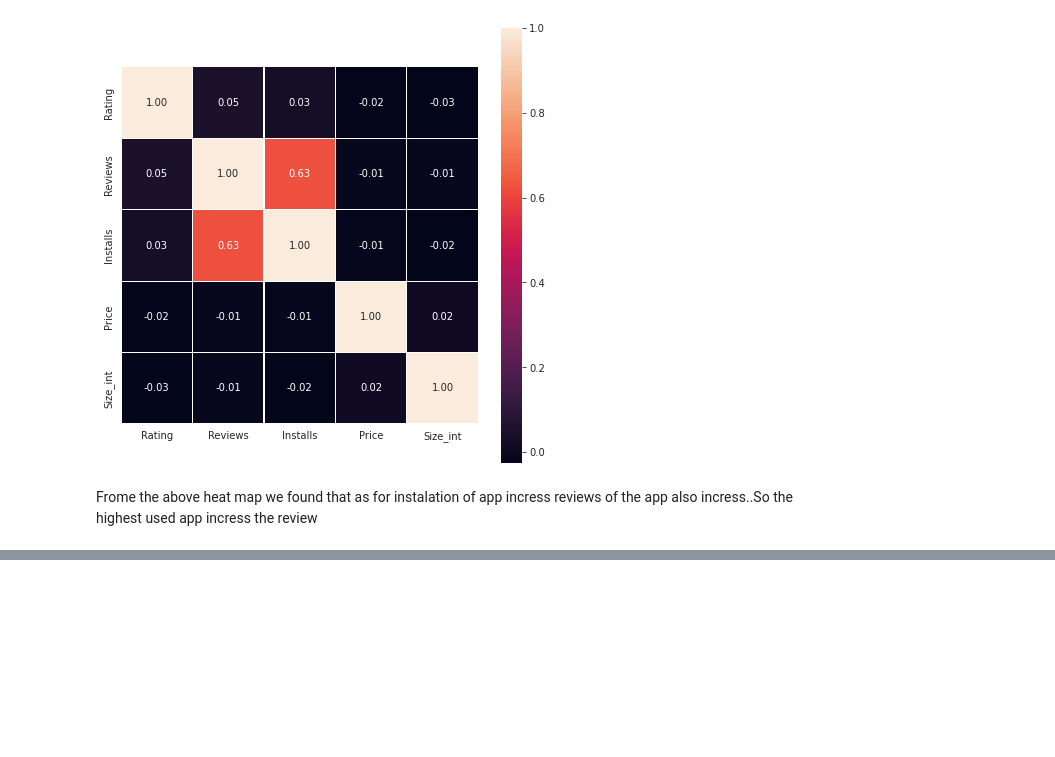
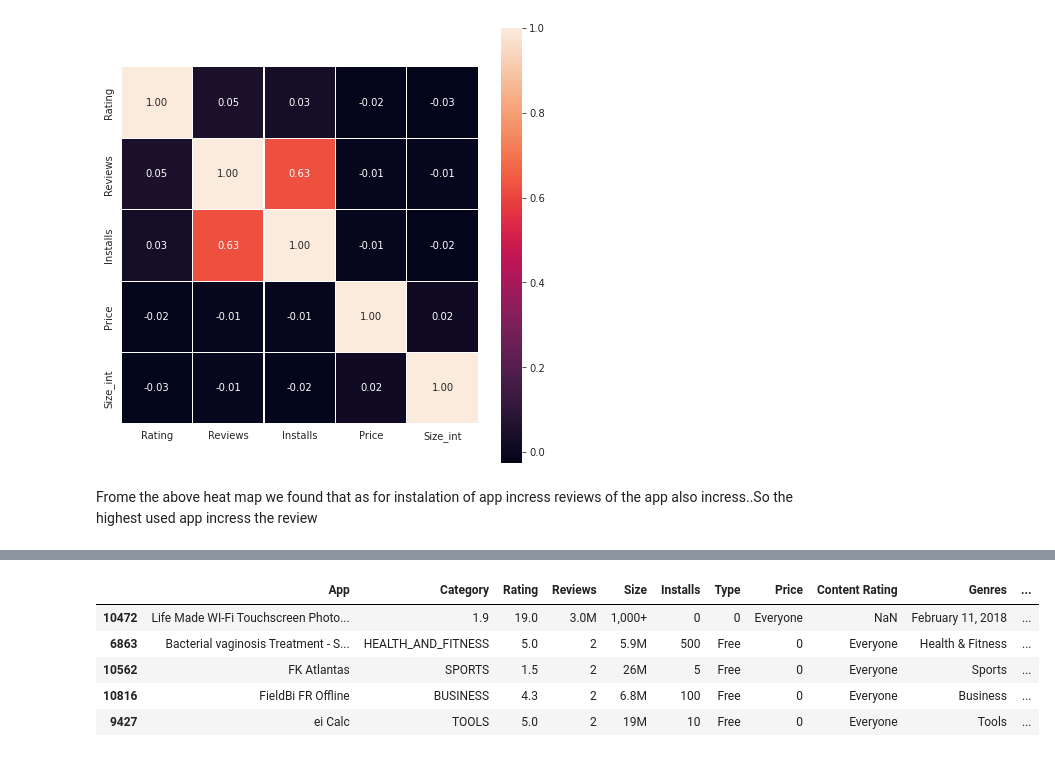
Before and after one commit to brahma102/Play-Store-App-Review-Analysis, a Jupyter notebook: Play_Store_App_Review_Analysis_Capstone_Project.ipynb, the cells around one changed output, grey strips where cells are left out. Saved outputs shown, nothing was run; the diff lists cells and outputs as text; code cells hidden in the pictures; blank space fills up the shorter version.

```diff
--- a/Play_Store_App_Review_Analysis_Capstone_Project.ipynb
+++ b/Play_Store_App_Review_Analysis_Capstone_Project.ipynb
@@ -444,0 +465,12 @@ Frome the above heat map we found that as for instalation of app incress reviews
+# %%
+# What is the top 5 expensive apps?
+
+df = df2.sort_values(by=['Price'], ascending=False)
+df.head(5)
+# %% [output]
+|  | App | Category | Rating | Reviews | Size | Installs | Type | Price | Content Rating | Genres | ... |
+| 10472 | Life Made WI-Fi Touchscreen Photo... | 1.9 | 19.0 | 3.0M | 1,000+ | 0 | 0 | Everyone | NaN | February 11, 2018 | ... |
+| 6863 | Bacterial vaginosis Treatment - S... | HEALTH_AND_FITNESS | 5.0 | 2 | 5.9M | 500 | Free | 0 | Everyone | Health & Fitness | ... |
+| 10562 | FK Atlantas | SPORTS | 1.5 | 2 | 26M | 5 | Free | 0 | Everyone | Sports | ... |
+| 10816 | FieldBi FR Offline | BUSINESS | 4.3 | 2 | 6.8M | 100 | Free | 0 | Everyone | Business | ... |
+| 9427 | ei Calc | TOOLS | 5.0 | 2 | 19M | 10 | Free | 0 | Everyone | Tools | ... |
```
Also changed, not shown: parts of 24 cells of this notebook.
